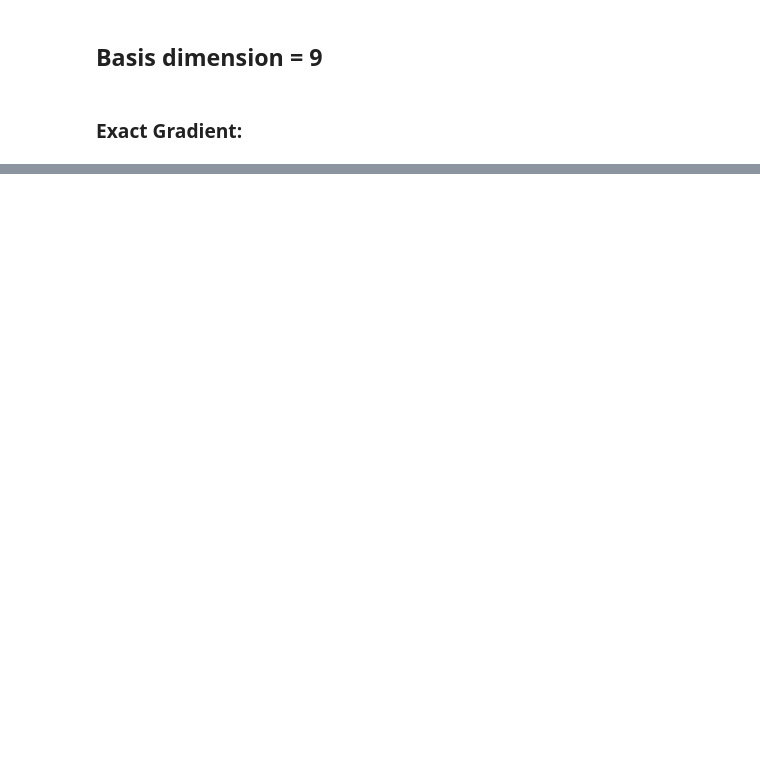
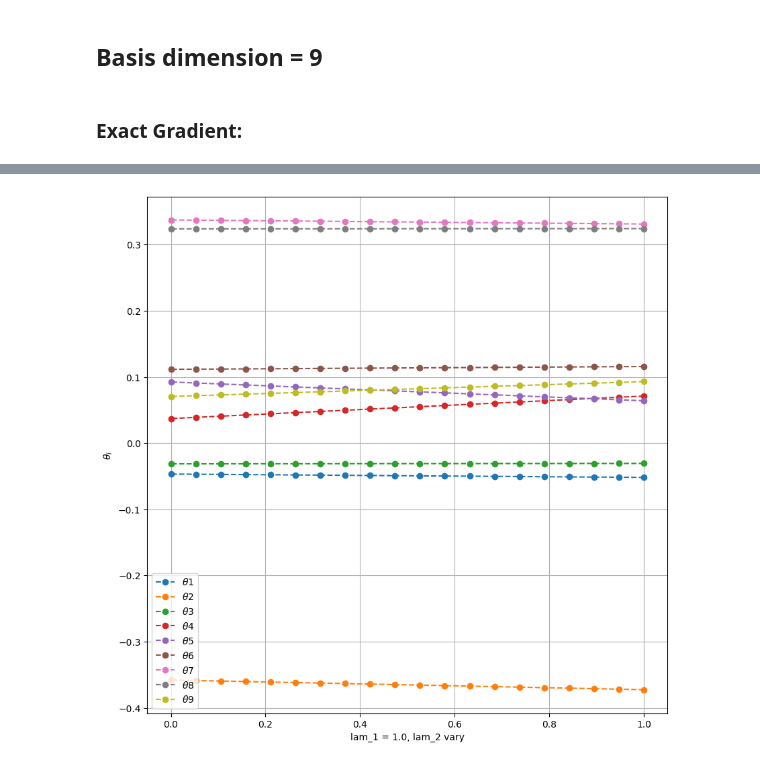
Before and after one commit to Cumberkid/Learning-the-Optimal-Solution-Path, a Jupyter notebook: notebooks/portfolio-allocation/03 Tune Learning Rate for LSP (2D).ipynb, the cells around one changed output, grey strips where cells are left out. Cells and saved outputs as stored; diff of their text form; code cells hidden in the pictures; blank space fills up the shorter version.

```diff
--- a/notebooks/portfolio-allocation/03 Tune Learning Rate for LSP (2D).ipynb
+++ b/notebooks/portfolio-allocation/03 Tune Learning Rate for LSP (2D).ipynb
@@ -196,0 +206,6 @@ plt.grid(True)
+# %%
+# Read the CSV file into a DataFrame
+thetastar = pd.read_csv('thetastar_cov_1_20_20.csv')
+
+# Display the DataFrame
+thetastar
@@ -196,0 +226,16 @@ plt.grid(True)
+# %%
+thetastar = thetastar.to_numpy()
+# %%
+# plot result of our method:
+plt.figure(figsize=(10,10))
+start = 0
+for i in range(2, len(thetastar[0])):
+    plt.plot(thetastar[start:start+20, 1], thetastar[start:start+20, i], '--o', label=f'$\\theta${i-1}')
+# i=5
+# plt.plot(thetastar[start:start+10, 1], thetastar[start:start+10, i], '--o', label=f'lam_1 = {thetastar[start, 0]}, $\\theta${i+1}')
+plt.xlabel(f'lam_1 = {thetastar[start, 0]}, lam_2 vary')
+plt.ylabel(f"$\\theta_i$")
+plt.legend()
+plt.grid(True)
+# %% [output]
+[figure, added]
```
Also changed, not shown: parts of 18 cells of this notebook, 8 other files.
